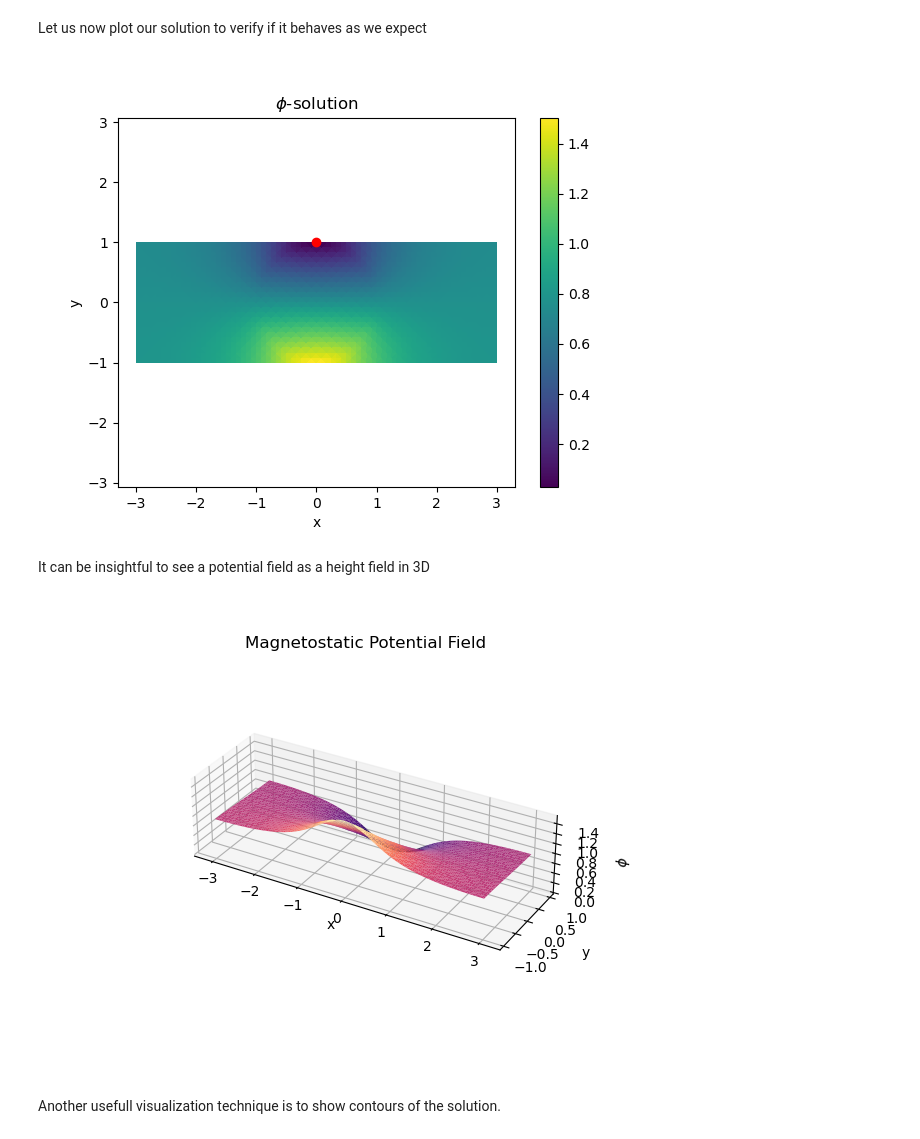
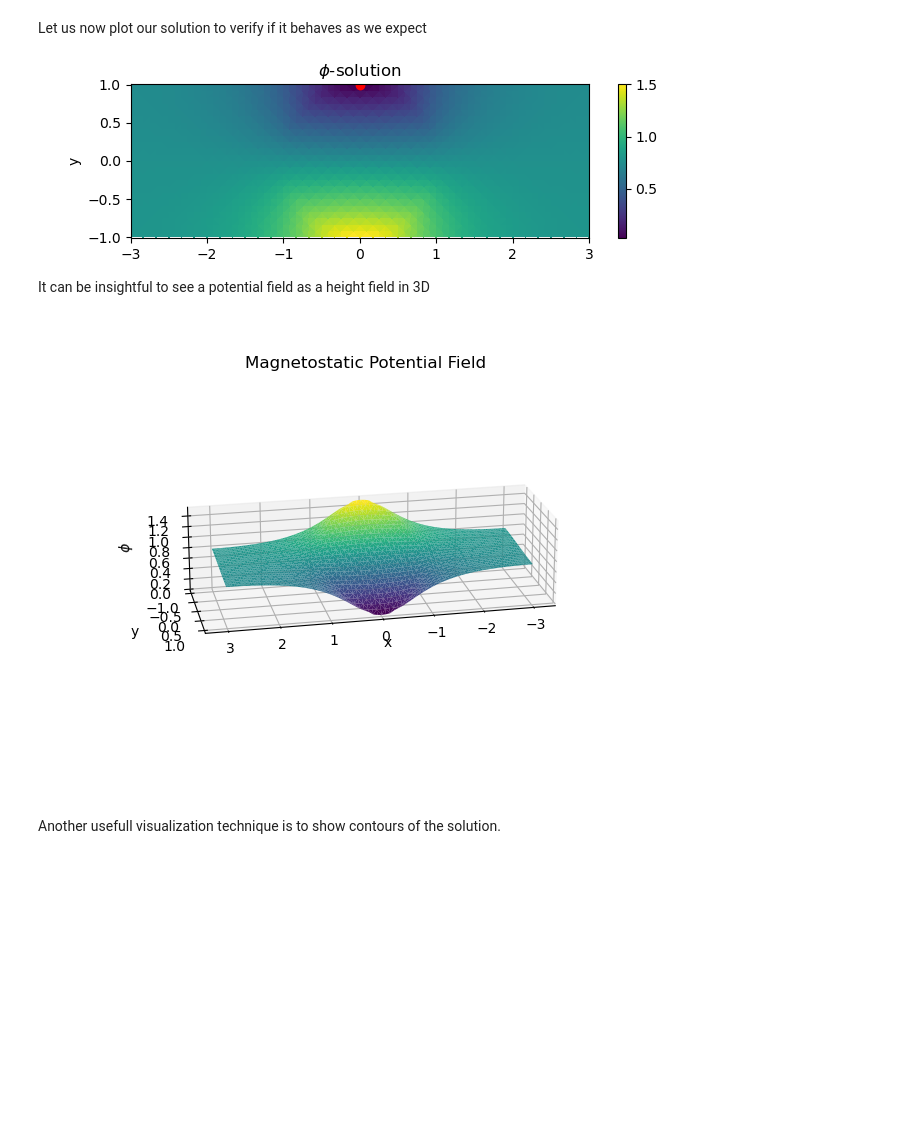
Before and after one commit to carlivas/Computational-Methods-in-Simulation, a Jupyter notebook: Week 6 - Finite volume method/week6.ipynb, the cells around one changed output. Saved outputs shown, nothing was run; the diff lists cells and outputs as text; code cells hidden in the pictures; blank space fills up the shorter version.

```diff
--- a/Week 6 - Finite volume method/week6.ipynb
+++ b/Week 6 - Finite volume method/week6.ipynb
@@ -593,7 +593,7 @@ def matrix_assembly(CVs):
     A = np.zeros((N,N),dtype=np.float32)
     b = np.zeros((N,),dtype=np.float32)
 
-    idx = 0
+    idx_NP = 0
     north_pole = vec2(0,1)
     min_dist = np.linalg.norm(north_pole - CVs[0].c)
 
@@ -603,7 +603,7 @@ def matrix_assembly(CVs):
         dist = np.linalg.norm(north_pole - cv.c)
         if dist < min_dist:
             min_dist = dist
-            idx = c
+            idx_NP = c
 
         for e in range(len(cv.code)):
             n = cv.N[e,:]
@@ -636,18 +636,18 @@ def matrix_assembly(CVs):
                 # edge is on the physical boundary -- we must apply some boundary condition, here we got von Neumann condition saying nabla phi dot n = 0
                 A[c,c] += 0
                 A[c,k] += 0
-                b[c] += np.dot(M,n)*l
+                b[c] += 0
 
 
     # Add a Dirichlet condition to node that is closest to the North Pole (0,1)
     # TODO - Add your solution here
     φ_boundary = 0
-    A[:,idx] = 0
-    A[idx,:] = 0
-    A[idx,idx] = 1
-    b[idx] = φ_boundary
+    A[:,idx_NP] = 0
+    A[idx_NP,:] = 0
+    A[idx_NP,idx_NP] = 1
+    b[idx_NP] = φ_boundary
 
-    return A, b, idx
+    return A, b, idx_NP
 # %% [markdown]
 We now have all code pieces in place to create all the control volumes and perform our assembly process to create a final matrix system that can be solved later on.
 # %%
@@ -693,27 +692,30 @@ North pole node was located at  [0. 1.]  and has phi-value =  0.0
 # %% [markdown]
 Let us now plot our solution to verify if it behaves as we expect
 # %%
-fig = plt.figure()
+fig = plt.figure(figsize=(7.4, 2))
 ax = plt.subplot(111)
 plt.tripcolor(V[:,0],V[:,1],T,phi)
 plt.plot(CVs[idx].c[0],CVs[idx].c[1],'ro')
 plt.colorbar()
 ax.axis('equal')
 ax.set_xlabel('x')
 ax.set_ylabel('y')
+ax.set_xlim([-3,3])
+ax.set_ylim([-1,1])
 ax.set_title('$\phi$-solution')
 plt.show()
 # %% [output]
-[figure, old version]
+[figure, new version]
 # %% [markdown]
 It can be insightful to see a potential field as a height field in 3D
 # %%
 fig = plt.figure()
 ax = plt.axes(projection='3d')
 X, Y, Z  = V[:,0], V[:,1], phi
-ax.plot_trisurf(X, Y, Z,  triangles=T, linewidth=0.2, antialiased=True, cmap=plt.cm.magma)
-
+ax.plot_trisurf(X, Y, Z,  triangles=T, linewidth=0.2, antialiased=True, cmap=plt.cm.viridis)
 ax.set_box_aspect([np.ptp(a) for a in [X, Y, Z]])
+# change rotation angle
+ax.view_init(20, 78)
 
 ax.set_title('Magnetostatic Potential Field')
 ax.set_xlabel('x')
@@ -722,7 +724,7 @@ ax.set_zlabel('$\phi$')
 ax.set_aspect('auto')
 plt.show()
 # %% [output]
-[figure, old version]
+[figure, new version]
 # %% [markdown]
 Another usefull visualization technique is to show contours of the solution.
 # %%
```
Also changed, not shown: parts of 2 cells of this notebook, 31 other files.
